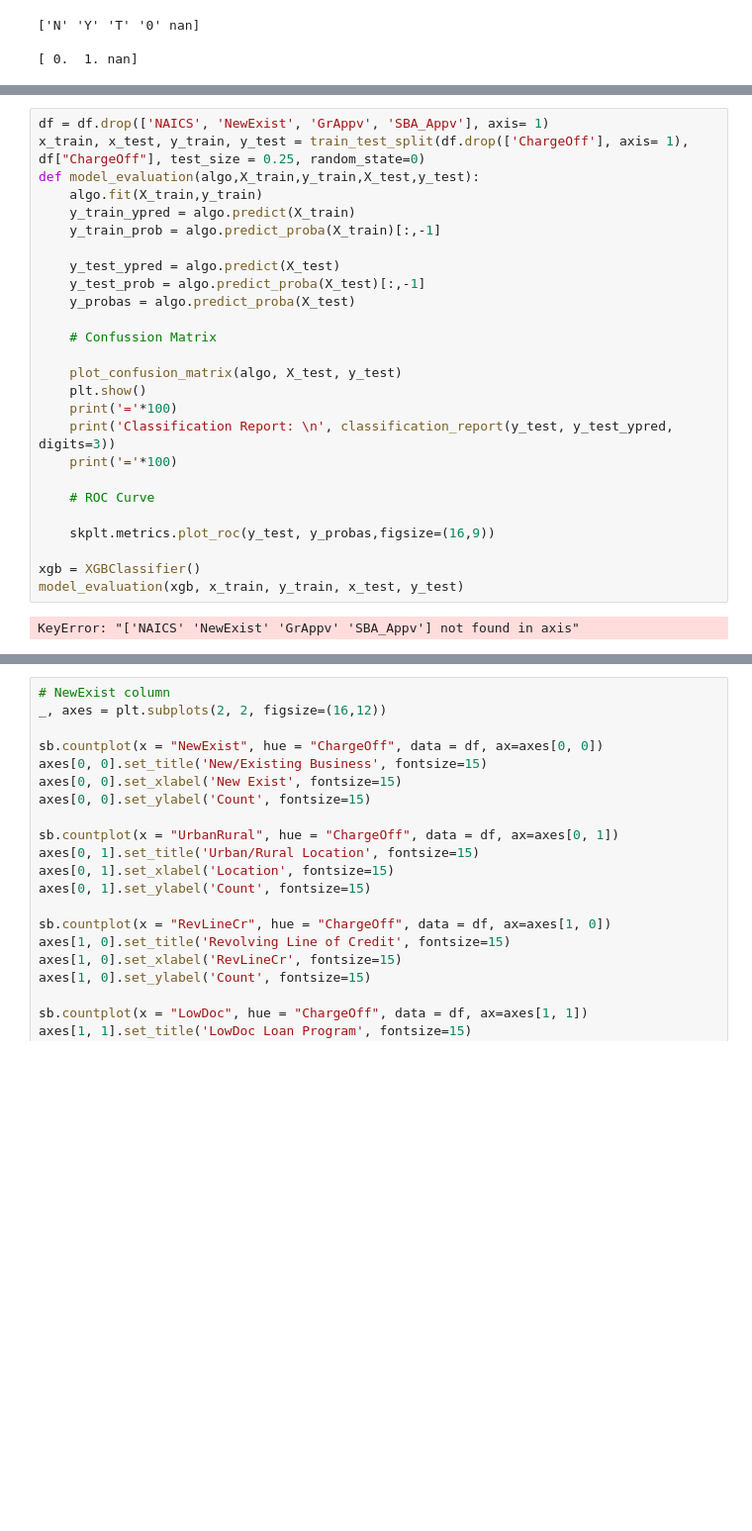
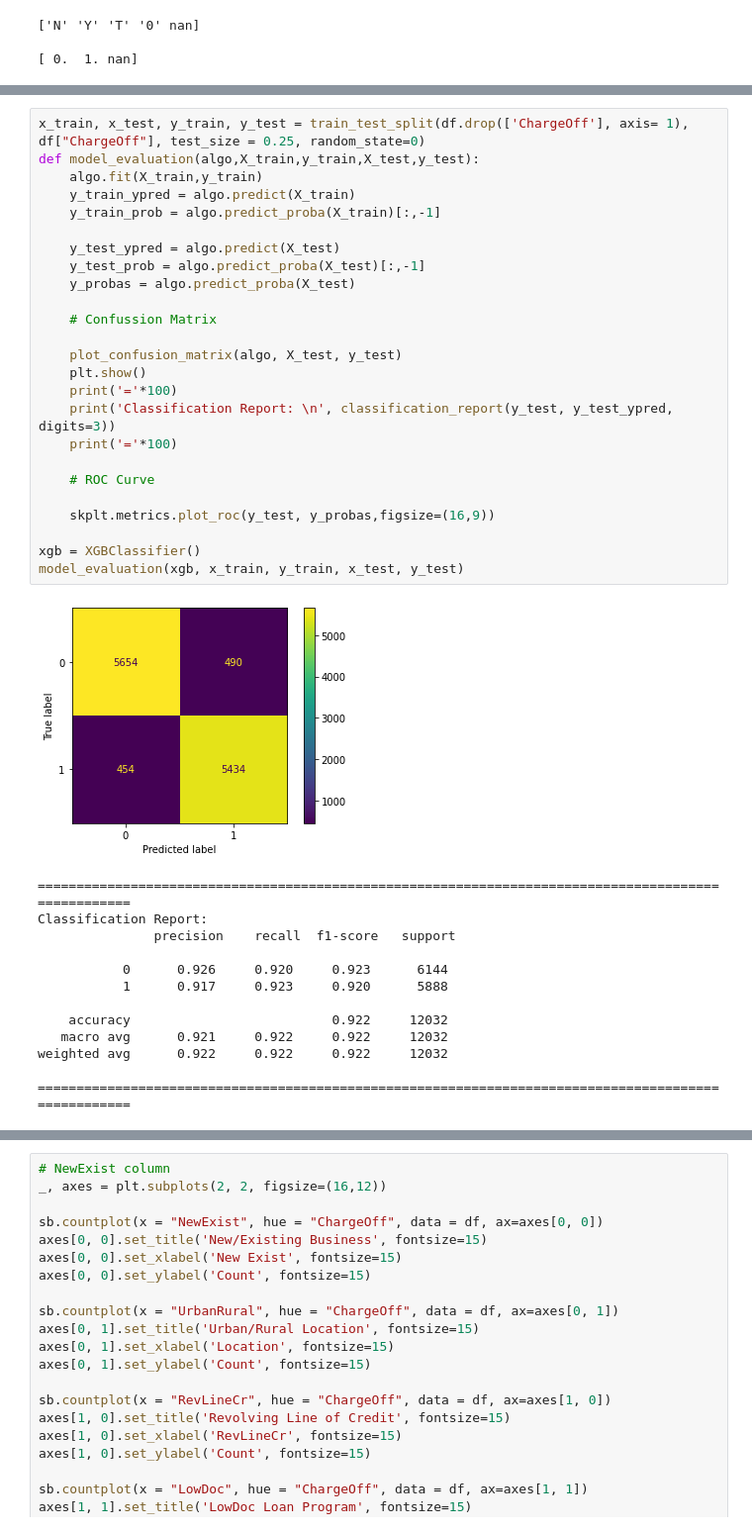
Before and after one commit to helloxy96/CS5228_project, a Jupyter notebook: feature_selection.ipynb, the cells around one changed output, grey strips where cells are left out. Shown at 99% size. Drawn from its saved outputs; the diff is of its cells as text; blank space fills up the shorter version.

```diff
--- a/feature_selection.ipynb
+++ b/feature_selection.ipynb
@@ -139,28 +202,39 @@ plt.show()
 # %%
-df = df.drop(['NAICS', 'NewExist', 'GrAppv', 'SBA_Appv'], axis= 1)
 x_train, x_test, y_train, y_test = train_test_split(df.drop(['ChargeOff'], axis= 1), df["ChargeOff"], test_size = 0.25, random_state=0)
 def model_evaluation(algo,X_train,y_train,X_test,y_test):
     algo.fit(X_train,y_train)
     y_train_ypred = algo.predict(X_train)
     y_train_prob = algo.predict_proba(X_train)[:,-1]
 
     y_test_ypred = algo.predict(X_test)
     y_test_prob = algo.predict_proba(X_test)[:,-1]
     y_probas = algo.predict_proba(X_test)
 
     # Confussion Matrix
 
     plot_confusion_matrix(algo, X_test, y_test)
     plt.show()
     print('='*100)
     print('Classification Report: \n', classification_report(y_test, y_test_ypred, digits=3))
     print('='*100)
 
     # ROC Curve
 
     skplt.metrics.plot_roc(y_test, y_probas,figsize=(16,9))
 
 xgb = XGBClassifier()
 model_evaluation(xgb, x_train, y_train, x_test, y_test)
 # %% [output]
+[figure, added]
-KeyError: "['NAICS' 'NewExist' 'GrAppv' 'SBA_Appv'] not found in axis"
+====================================================================================================
+Classification Report:
+               precision    recall  f1-score   support
+
+           0      0.926     0.920     0.923      6144
+           1      0.917     0.923     0.920      5888
+
+    accuracy                          0.922     12032
+   macro avg      0.921     0.922     0.922     12032
+weighted avg      0.922     0.922     0.922     12032
+
+====================================================================================================
```
Also changed, not shown: parts of 7 cells of this notebook, 2 other files.
